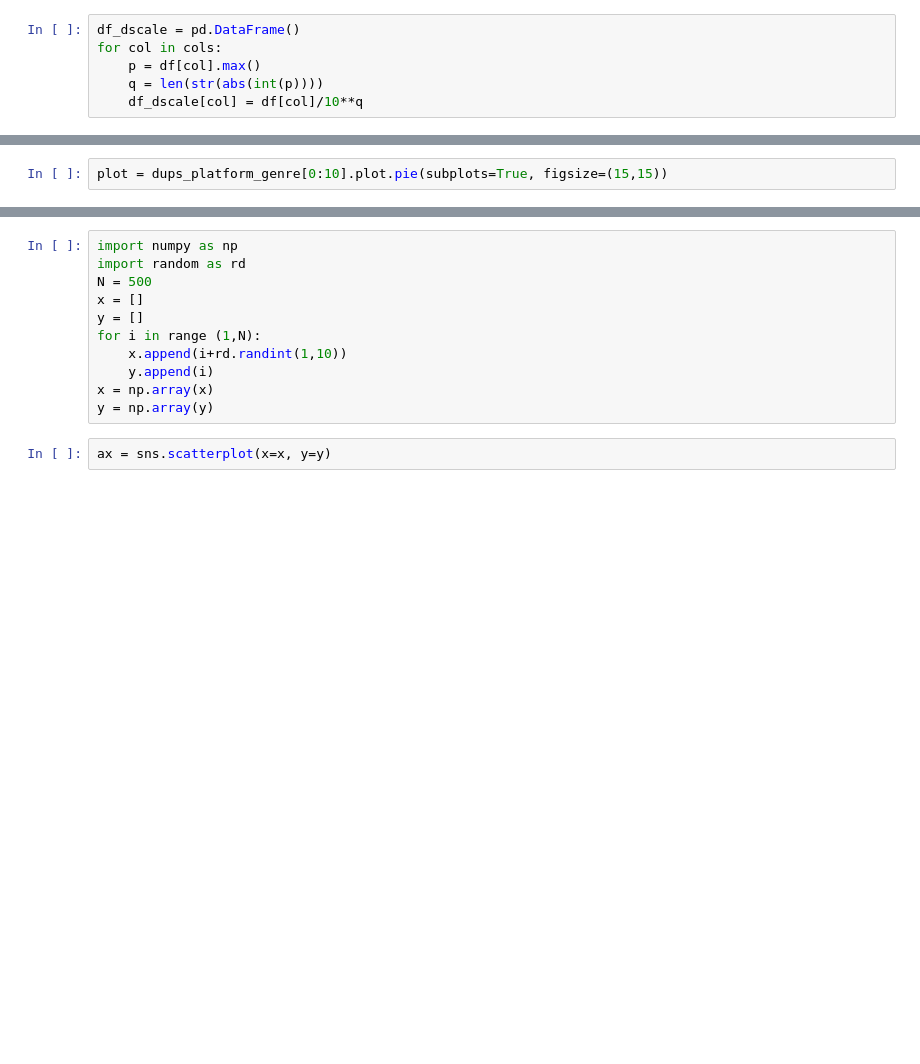
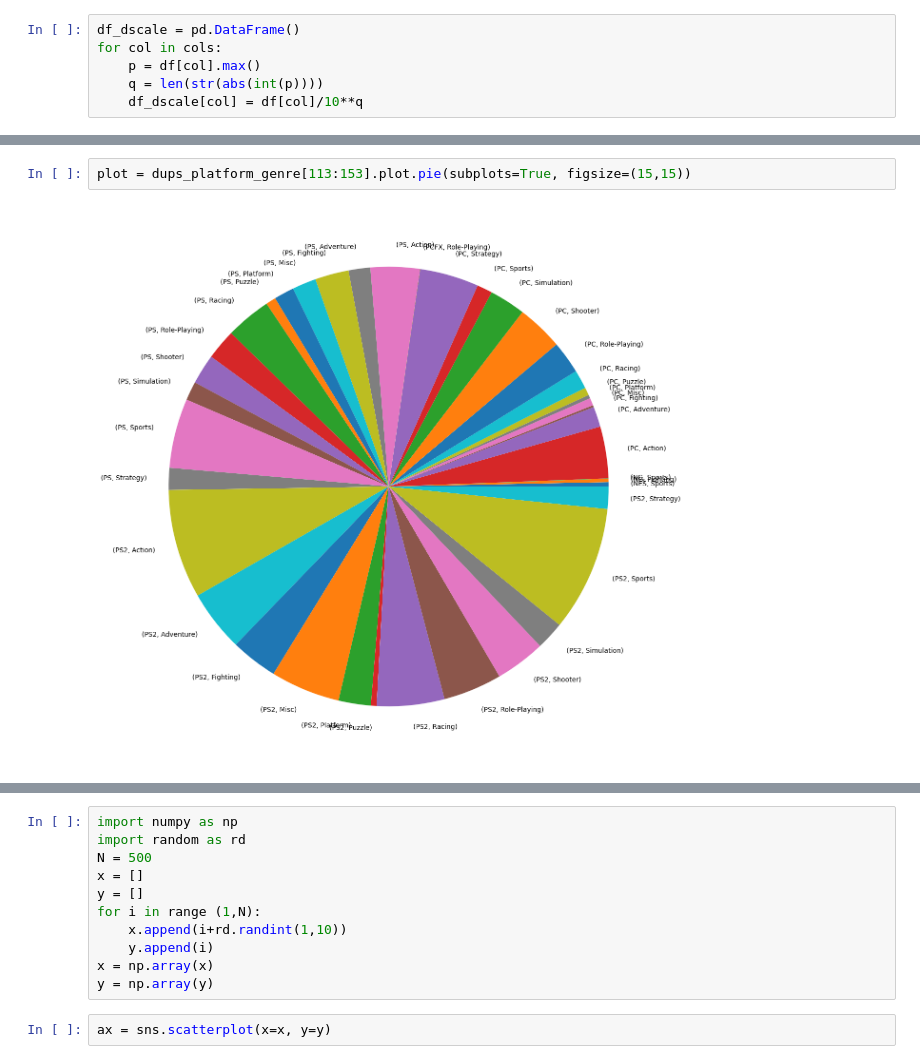
Before and after one commit to wirarama/bigdata2022, a Jupyter notebook: SeabornTutorial.ipynb, the cells around one changed output, grey strips where cells are left out. Drawn from its saved outputs; the diff is of its cells as text; blank space fills up the shorter version.

```diff
--- a/SeabornTutorial.ipynb
+++ b/SeabornTutorial.ipynb
@@ -55,5 +131,7 @@ with pd.option_context('display.max_rows', None, 'display.max_columns', None):
 # %%
-plot = dups_platform_genre[0:10].plot.pie(subplots=True, figsize=(15,15))
+plot = dups_platform_genre[113:153].plot.pie(subplots=True, figsize=(15,15))
+# %% [output]
+[figure, added]
 # %%
 ax = sns.heatmap(df.corr())
 print(df.corr())
```
Also changed, not shown: parts of 16 cells of this notebook, 2 other files.
